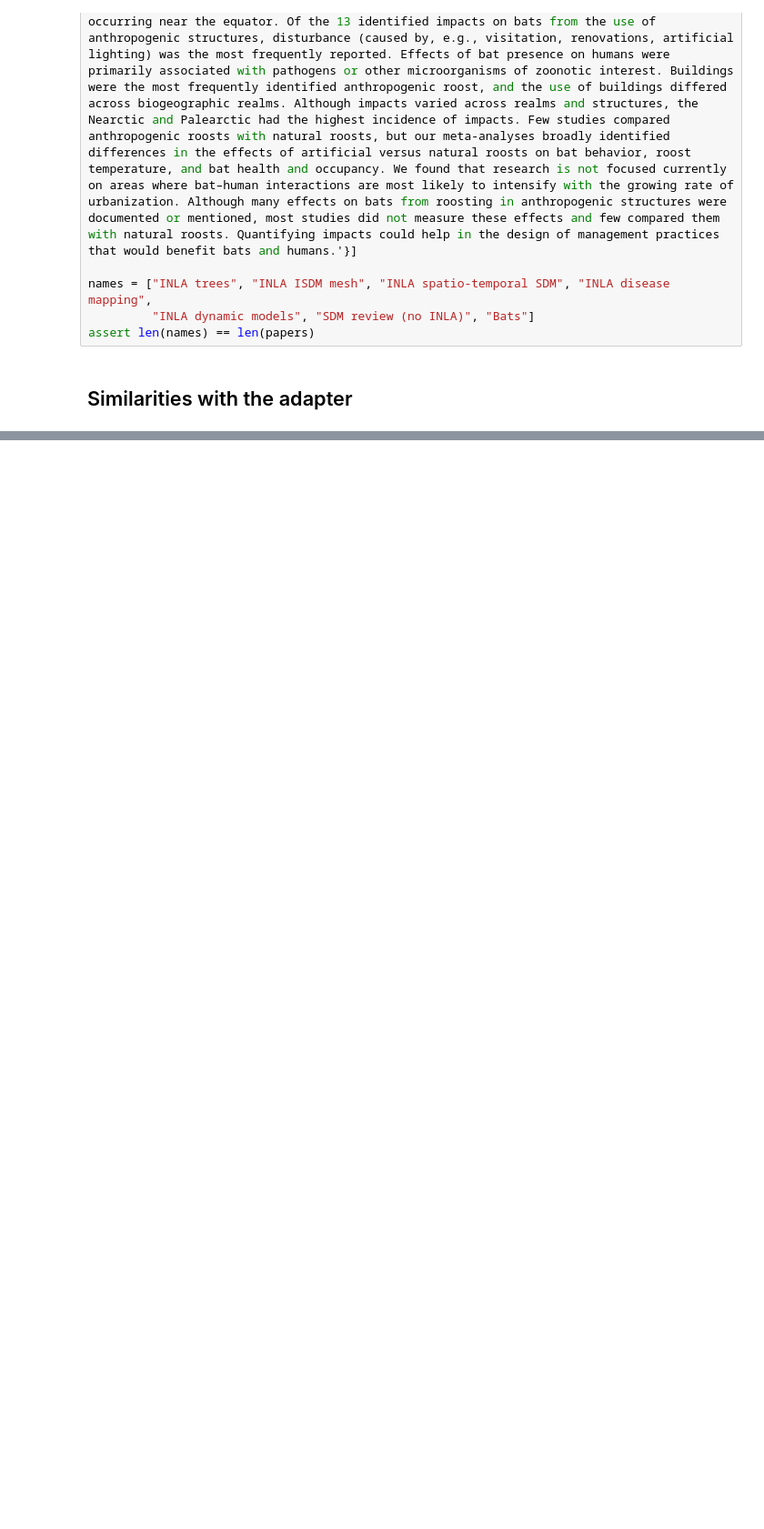
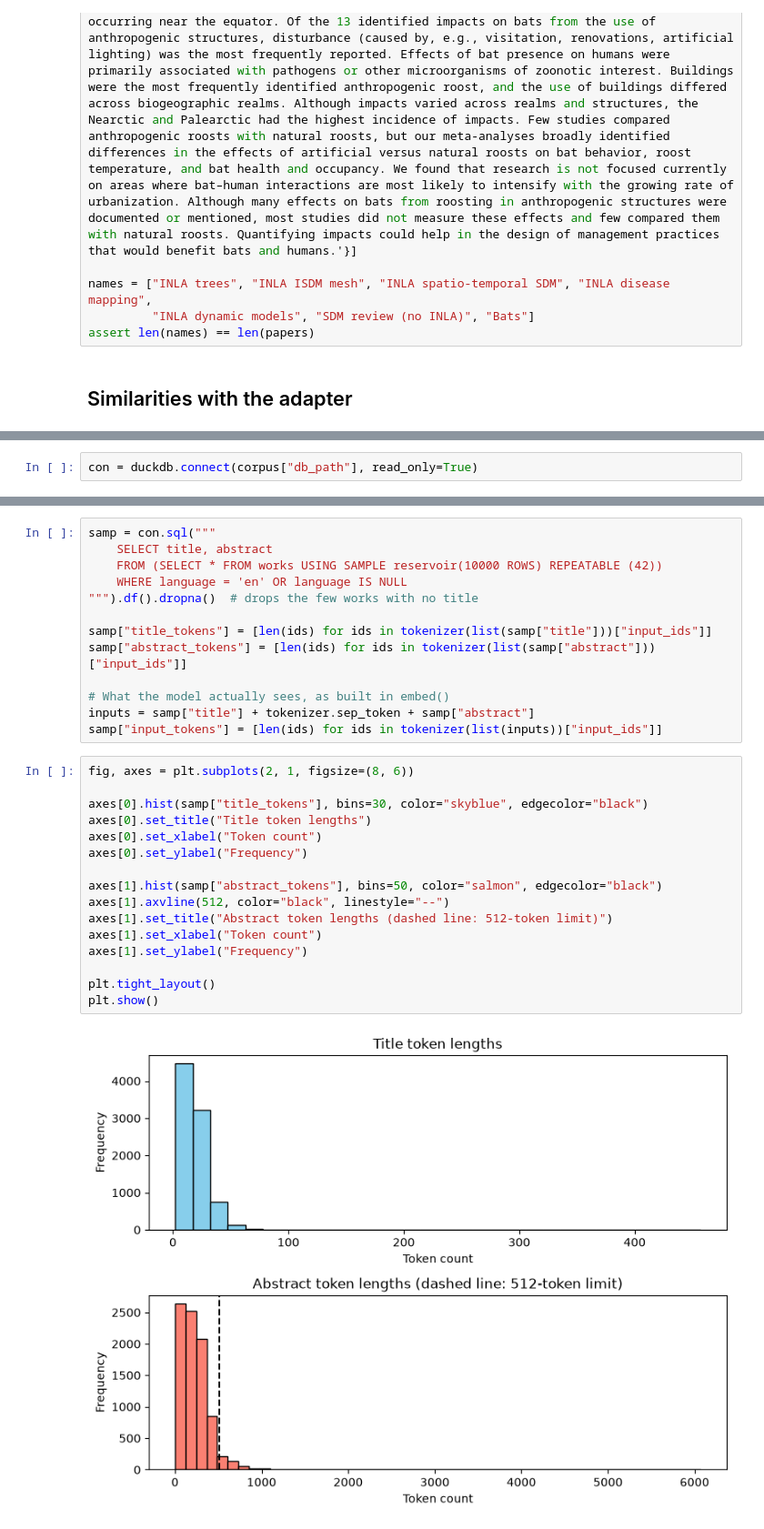
Before and after one commit to psyme95/similar-literature-finder, a Jupyter notebook: notebooks/test_specter2_embedding.ipynb, the cells around one changed output, grey strips where cells are left out. Shown at 91% size. Cells and saved outputs as stored; diff of their text form; blank space fills up the shorter version.

Commit message:
Add various tests on embedding and make decisions based on results

```diff
--- a/notebooks/test_specter2_embedding.ipynb
+++ b/notebooks/test_specter2_embedding.ipynb
@@ -98,0 +92,2 @@ Stack[specter2]
+# %%
+con = duckdb.connect(corpus["db_path"], read_only=True)
@@ -98,0 +98,31 @@ Stack[specter2]
+# %%
+samp = con.sql("""
+    SELECT title, abstract
+    FROM (SELECT * FROM works USING SAMPLE reservoir(10000 ROWS) REPEATABLE (42))
+    WHERE language = 'en' OR language IS NULL
+""").df().dropna()  # drops the few works with no title
+
+samp["title_tokens"] = [len(ids) for ids in tokenizer(list(samp["title"]))["input_ids"]]
+samp["abstract_tokens"] = [len(ids) for ids in tokenizer(list(samp["abstract"]))["input_ids"]]
+
+# What the model actually sees, as built in embed()
+inputs = samp["title"] + tokenizer.sep_token + samp["abstract"]
+samp["input_tokens"] = [len(ids) for ids in tokenizer(list(inputs))["input_ids"]]
+# %%
+fig, axes = plt.subplots(2, 1, figsize=(8, 6))
+
+axes[0].hist(samp["title_tokens"], bins=30, color="skyblue", edgecolor="black")
+axes[0].set_title("Title token lengths")
+axes[0].set_xlabel("Token count")
+axes[0].set_ylabel("Frequency")
+
+axes[1].hist(samp["abstract_tokens"], bins=50, color="salmon", edgecolor="black")
+axes[1].axvline(512, color="black", linestyle="--")
+axes[1].set_title("Abstract token lengths (dashed line: 512-token limit)")
+axes[1].set_xlabel("Token count")
+axes[1].set_ylabel("Frequency")
+
+plt.tight_layout()
+plt.show()
+# %% [output]
+[figure, added]
```
Also changed, not shown: parts of 31 cells of this notebook.
